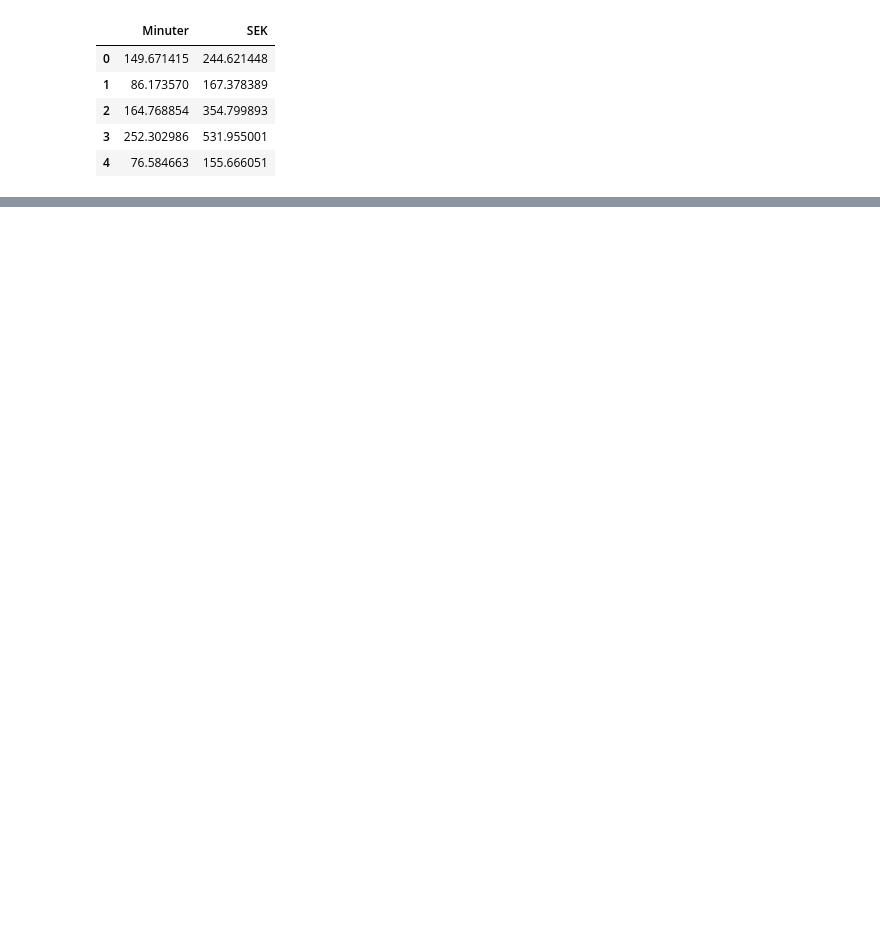
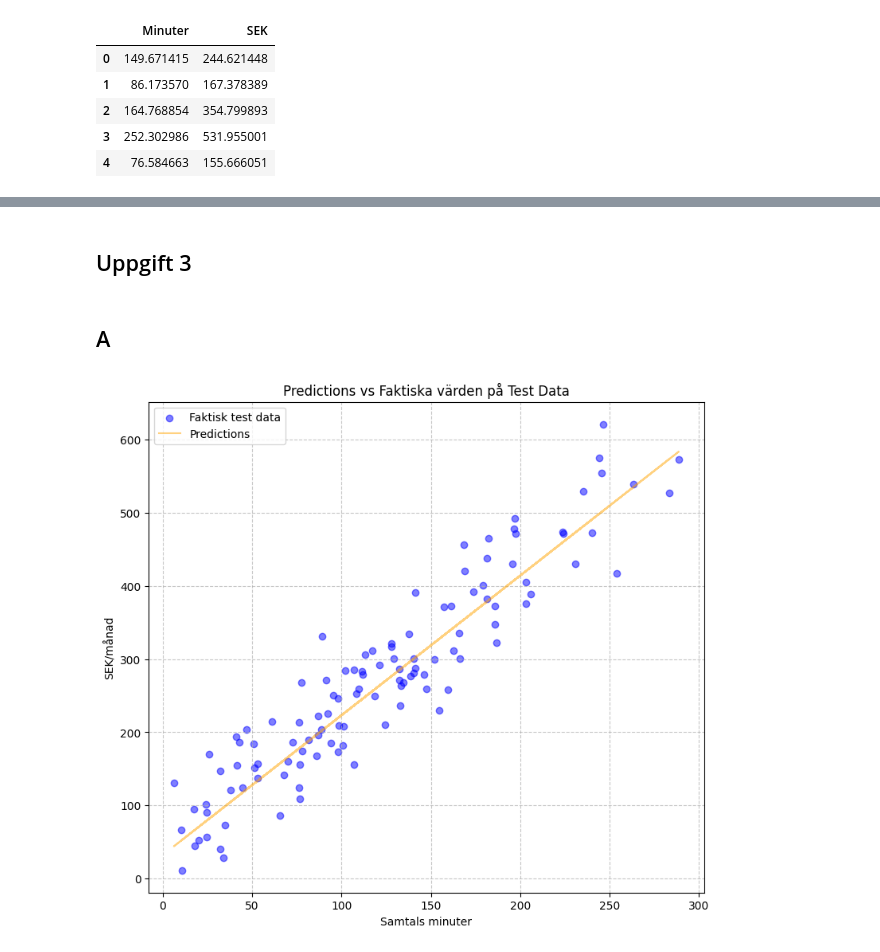
Before and after one commit to n00rp/Machine-Learning, a Jupyter notebook: Övningsuppgifter/E00_linjär_regression.ipynb, the cells around one changed output, grey strips where cells are left out. Saved outputs shown, nothing was run; the diff lists cells and outputs as text; code cells hidden in the pictures; blank space fills up the shorter version.

```diff
--- a/Övningsuppgifter/E00_linjär_regression.ipynb
+++ b/Övningsuppgifter/E00_linjär_regression.ipynb
@@ -112,0 +231,23 @@ df.head()
+# %% [markdown]
+## Uppgift 3
+# %% [markdown]
+## A
+# %%
+# Skapa design matrix för testdata
+X_test_matrix = np.column_stack([np.ones(len(X_test)), X_test['Minutes']])
+
+# Gör prediktioner med våra beräknade beta-koefficienter
+y_pred = X_test_matrix @ beta
+
+# Plotta prediktioner och faktiska värden
+plt.figure(figsize=(9, 8))
+plt.scatter(X_test['Minutes'], y_test['Cost'], color='blue', alpha=0.5, label='Faktisk test data')
+plt.plot(X_test['Minutes'], y_pred, color='orange', alpha=0.5, label='Predictions')
+plt.title('Predictions vs Faktiska värden på Test Data')
+plt.xlabel('Samtals minuter')
+plt.ylabel('SEK/månad')
+plt.legend()
+plt.grid(True, linestyle='--', alpha=0.7)
+plt.show()
+# %% [output]
+[figure, added]
```
Also changed, not shown: parts of 13 cells of this notebook.
